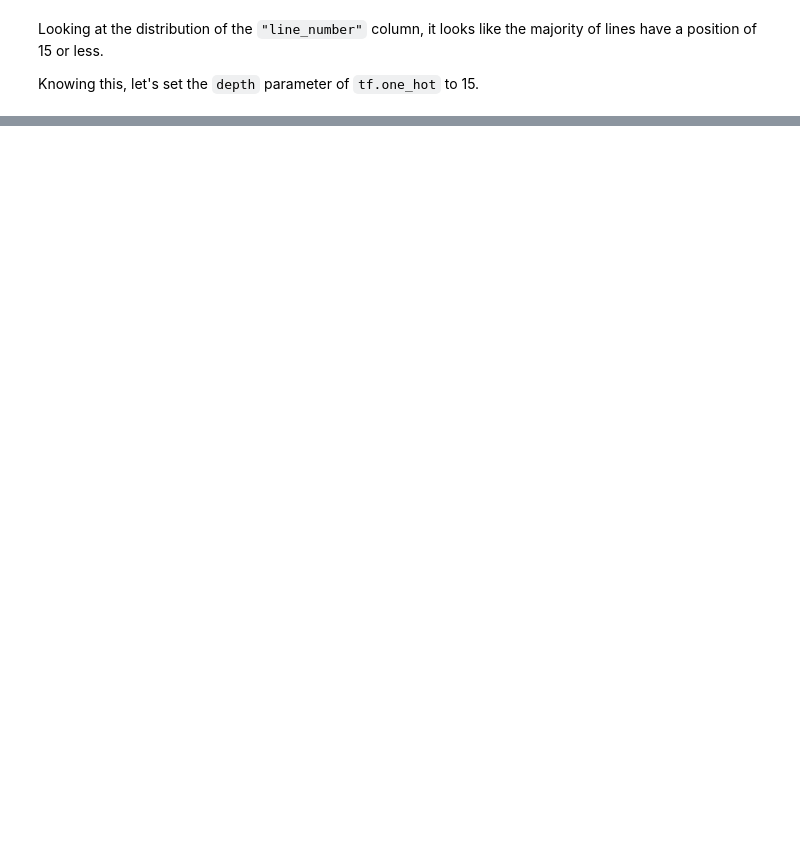
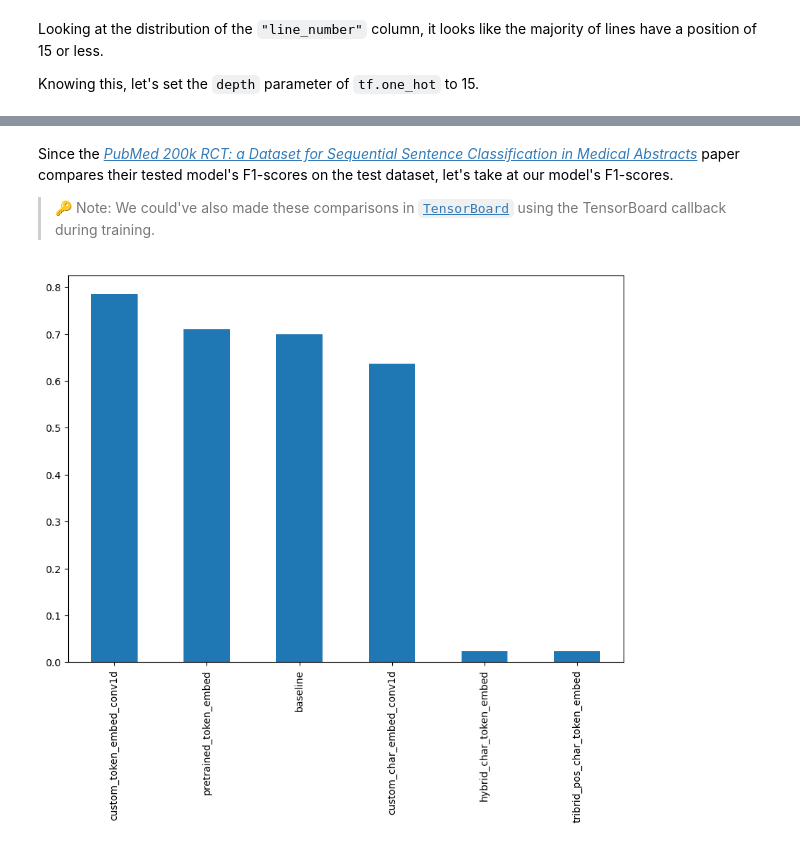
Before and after one commit to yhs2773/TensorFlow-for-Deep-Learning, a Jupyter notebook: Notebooks/09. Milestone Project 2 - SkimLit 📄🔥.ipynb, the cells around one changed output, grey strips where cells are left out. Drawn from its saved outputs; the diff is of its cells as text; code cells hidden in the pictures; blank space fills up the shorter version.

```diff
--- a/Notebooks/09. Milestone Project 2 - SkimLit 📄🔥.ipynb
+++ b/Notebooks/09. Milestone Project 2 - SkimLit 📄🔥.ipynb
@@ -1660,0 +2034,9 @@ test_line_numbers_one_hot = tf.one_hot(test_df["line_number"].to_numpy(), depth=
+# %% [markdown]
+Since the [*PubMed 200k RCT: a Dataset for Sequential Sentence Classification in Medical Abstracts*](https://arxiv.org/pdf/1710.06071.pdf) paper compares their tested model's F1-scores on the test dataset, let's take at our model's F1-scores.
+
+> 🔑 Note: We could've also made these comparisons in [`TensorBoard`](https://www.tensorflow.org/api_docs/python/tf/keras/callbacks/TensorBoard) using the TensorBoard callback during training.
+# %%
+# Sort model results by f1-score
+all_model_results.sort_values("f1", ascending=False)['f1'].plot(kind='bar', figsize=(10, 7));
+# %% [output]
+[figure, added]
```
Also changed, not shown: parts of 87 cells of this notebook.
